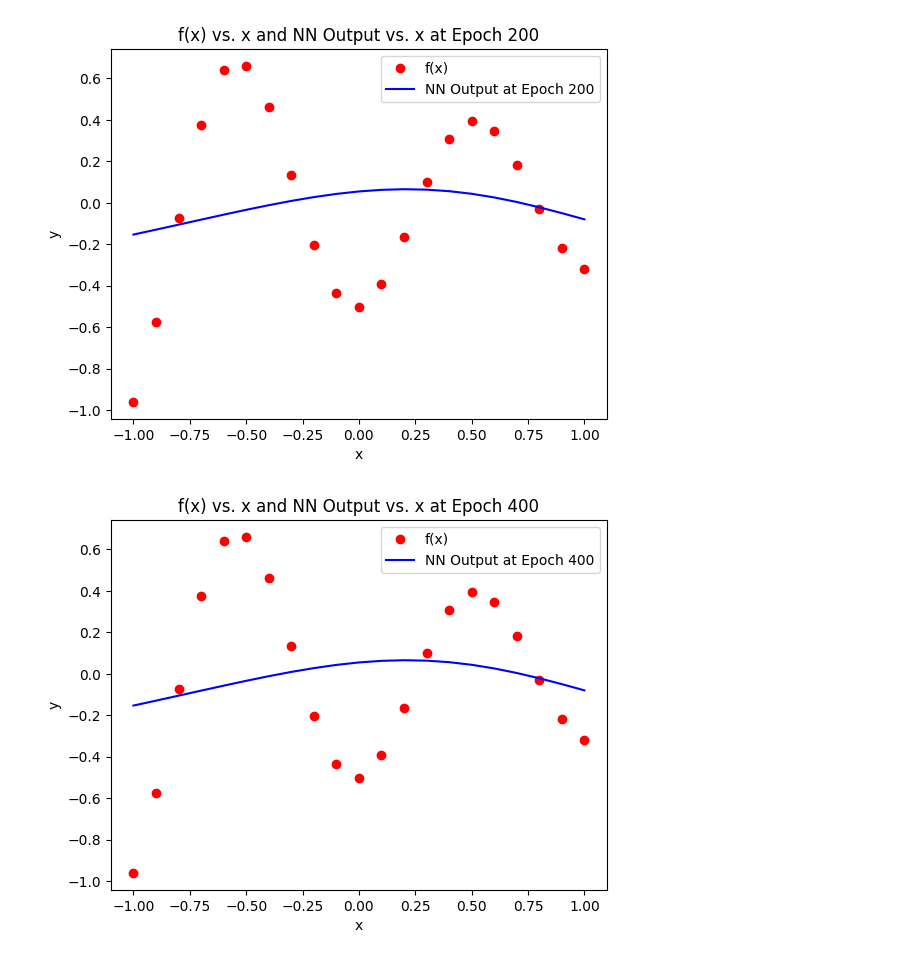
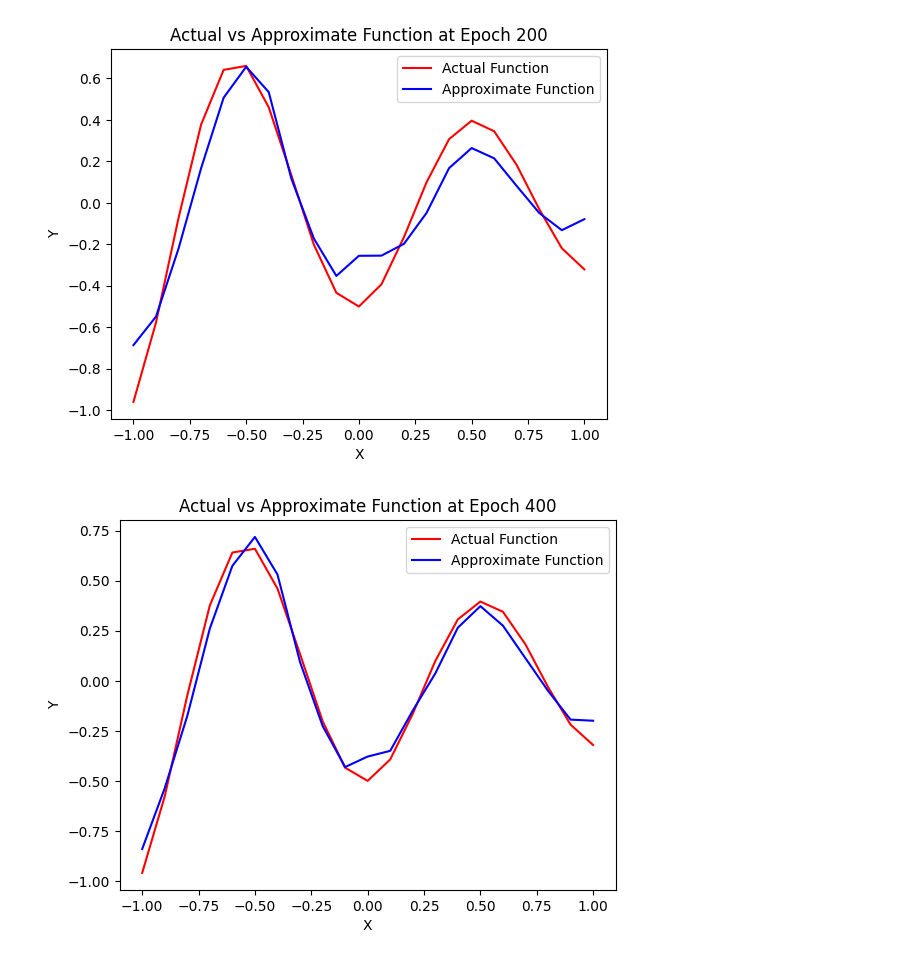
Before and after one commit to chrislee339/CSCE_790, a Jupyter notebook: homework_2/hw2_2.ipynb, the cells around one changed output. Saved outputs shown, nothing was run; the diff lists cells and outputs as text; code cells hidden in the pictures.

Commit message:
Fixed code
- Changed activation function to ReLU
- Added function to save weights and biases at epochs 10, 100, 200, 400, 1000.
- Fixed plots to display at these epochs.

```diff
--- a/homework_2/hw2_2.ipynb
+++ b/homework_2/hw2_2.ipynb
@@ -25,2 +26,15 @@ biases2 = np.random.randn(output_size)
+# %%
+#Define forward prop
+def forward_propagation(X, w1, b1, w2, b2):
+    layer1_output = relu(X @ w1 + b1)
+    Y_pred = layer1_output @ w2 + b2
+    return Y_pred
+# %%
+#Save weights/bias at epochs for plots
+epoch_check = [10, 100, 200, 400, 1000]
+w1_epoch = {epoch: None for epoch in epoch_check}
+w2_epoch = {epoch: None for epoch in epoch_check}
+b1_epoch = {epoch: None for epoch in epoch_check}
+b2_epoch = {epoch: None for epoch in epoch_check}
 # %%
 #Training
@@ -64,19 +84,12 @@ plt.show()
 # %%
-def forward_propagation(X):
-    layer1_output = sigmoid(X.reshape(-1, 1) @ weights1 + biases1)
-    Y_pred = layer1_output @ weights2 + biases2
-    return Y_pred
-
-specified_epochs = [10, 100, 200, 400, 1000]
-
-for epoch_num in specified_epochs:
-    if epoch_num <= epochs:
-        plt.figure()
-        plt.plot(X, Y, 'ro', label='f(x)')
-        plt.plot(X, forward_propagation(X), 'b-', label='NN Output at Epoch ' + str(epoch_num))
-        plt.xlabel('x')
-        plt.ylabel('y')
-        plt.legend()
-        plt.title('f(x) vs. x and NN Output vs. x at Epoch ' + str(epoch_num))
-        plt.show()
+#Plot for specified epochs
+for epoch_num in epoch_check:
+    plt.figure()
+    plt.plot(X, Y, 'r-', label='Actual Function')
+    plt.plot(X, forward_propagation(X.reshape(-1, 1), w1_epoch[epoch_num], b1_epoch[epoch_num], w2_epoch[epoch_num], b2_epoch[epoch_num]).flatten(), 'b-', label=f'Approximate Function')
+    plt.xlabel('X')
+    plt.ylabel('Y')
+    plt.legend()
+    plt.title(f'Actual vs Approximate Function at Epoch {epoch_num}')
+    plt.show()
 # %% [output]
@@ -85,2 +98,2 @@ for epoch_num in specified_epochs:
-[figure, old version]
+[figure, new version]
-[figure, old version]
+[figure, new version]
```
Also changed, not shown: parts of 7 cells of this notebook.
